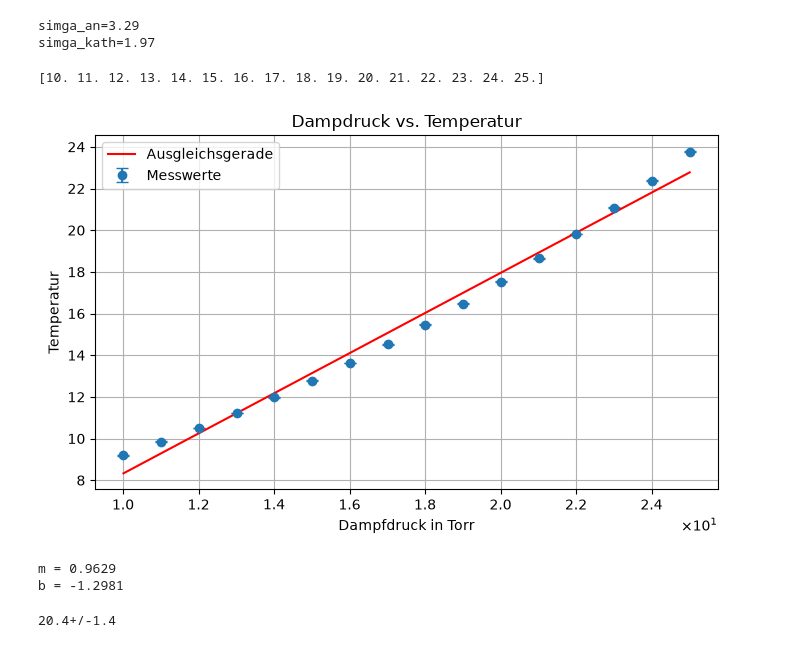
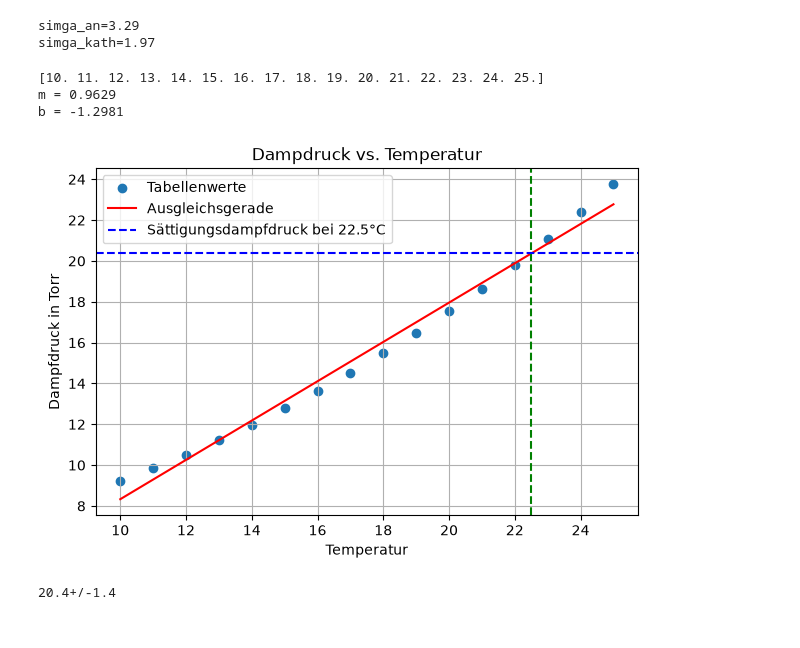
Before and after one commit to IchKaueHolz/PAP1, a Jupyter notebook: Versuch 21/Auswertung/code/V21.ipynb, the cells around one changed output. Cells and saved outputs as stored; diff of their text form; code cells hidden in the pictures.

Commit message:
added appendix and plot

```diff
--- a/Versuch 21/Auswertung/code/V21.ipynb
+++ b/Versuch 21/Auswertung/code/V21.ipynb
@@ -48,44 +48,42 @@ simga_kath=1.97
 # %%
 from scipy.optimize import curve_fit
 import matplotlib.pyplot as plt
 
 # Beispiel: Ausgleichsgerade mit x-Achse in 10^-3
 x = np.linspace(10, 25, 16)
 print(x)
 y = np.array([9.20, 9.84, 10.51, 11.23, 11.98, 12.78, 13.63, 14.53, 15.47, 16.47, 17.53, 18.65, 19.82, 21.07, 22.38, 23.76])
-err_y = np.full_like(y, 0.02)
+
 
 
 def linear(x, m, b):
     return m * x + b
 
-popt, pcov = curve_fit(linear, x, y, sigma=err_y, absolute_sigma=True)
+popt, pcov = curve_fit(linear, x, y,)
 
 x_fit = np.linspace(x.min(), x.max(), 200)
 y_fit = linear(x_fit, *popt)
 
 plt.figure(figsize=(7, 4.5))
-plt.errorbar(x, y, yerr=err_y, fmt='o', capsize=4, label='Messwerte')
+plt.scatter(x, y, label='Tabellenwerte')
 plt.plot(x_fit, y_fit, color='red', label='Ausgleichsgerade')
 
-plt.xlabel('Dampfdruck in Torr')
-plt.ylabel('Temperatur')
+plt.ylabel('Dampfdruck in Torr')
+plt.xlabel('Temperatur')
 plt.title('Dampdruck vs. Temperatur')
 plt.grid(True)
+plt.axvline(22.5, color='green', linestyle='--')
+plt.axhline(20.4, color='blue', linestyle='--', label='Sättigungsdampfdruck bei 22.5°C')
 plt.legend()
 
-ax = plt.gca()
-ax.ticklabel_format(axis='x', style='sci', scilimits=(0, 0), useMathText=True)
-plt.tight_layout()
-plt.show()
 
 print(f'm = {popt[0]:.4f}')
 print(f'b = {popt[1]:.4f}')
 # %% [output]
 [10. 11. 12. 13. 14. 15. 16. 17. 18. 19. 20. 21. 22. 23. 24. 25.]
+m = 0.9629
+b = -1.2981
-[figure, old version]
+[figure, new version]
-m = 0.9629
-b = -1.2981
 # %%
 T = unc.ufloat(22.5, 1.5)
 print(linear(T, *popt))
```
Also changed, not shown: 4 other files.
